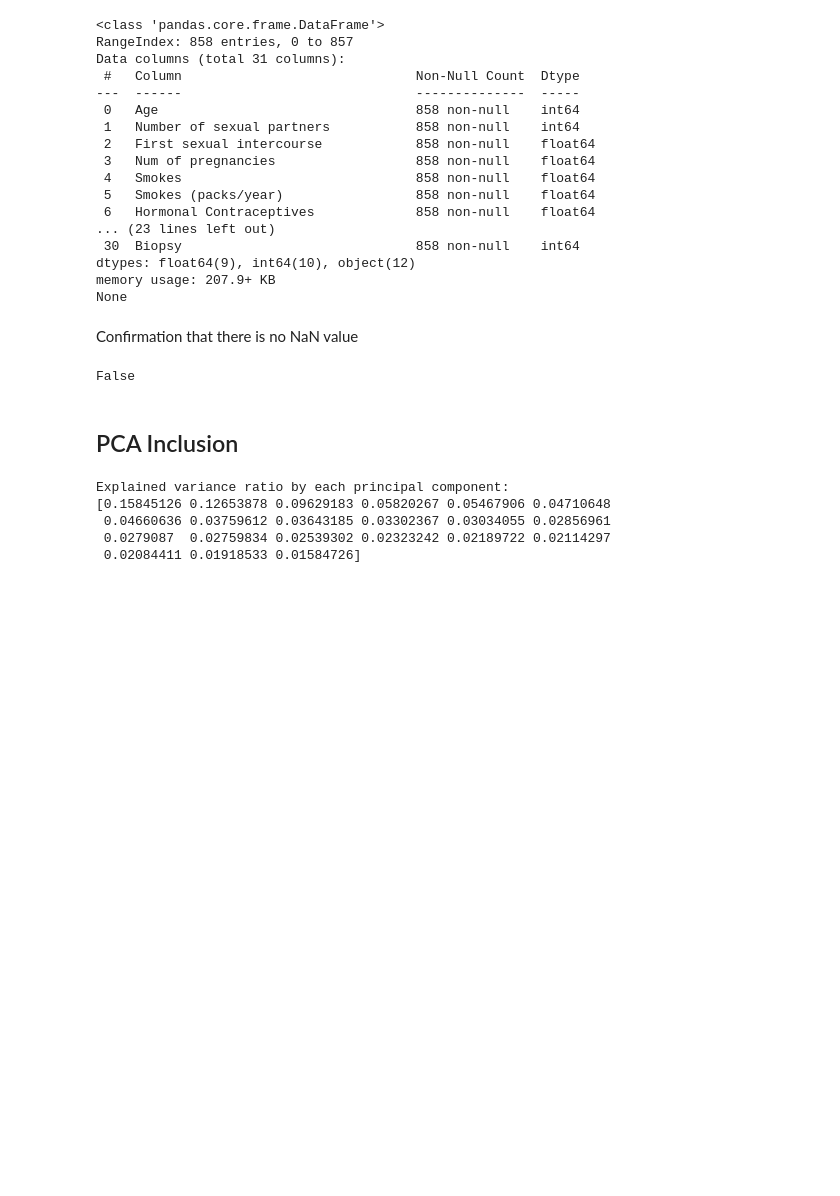
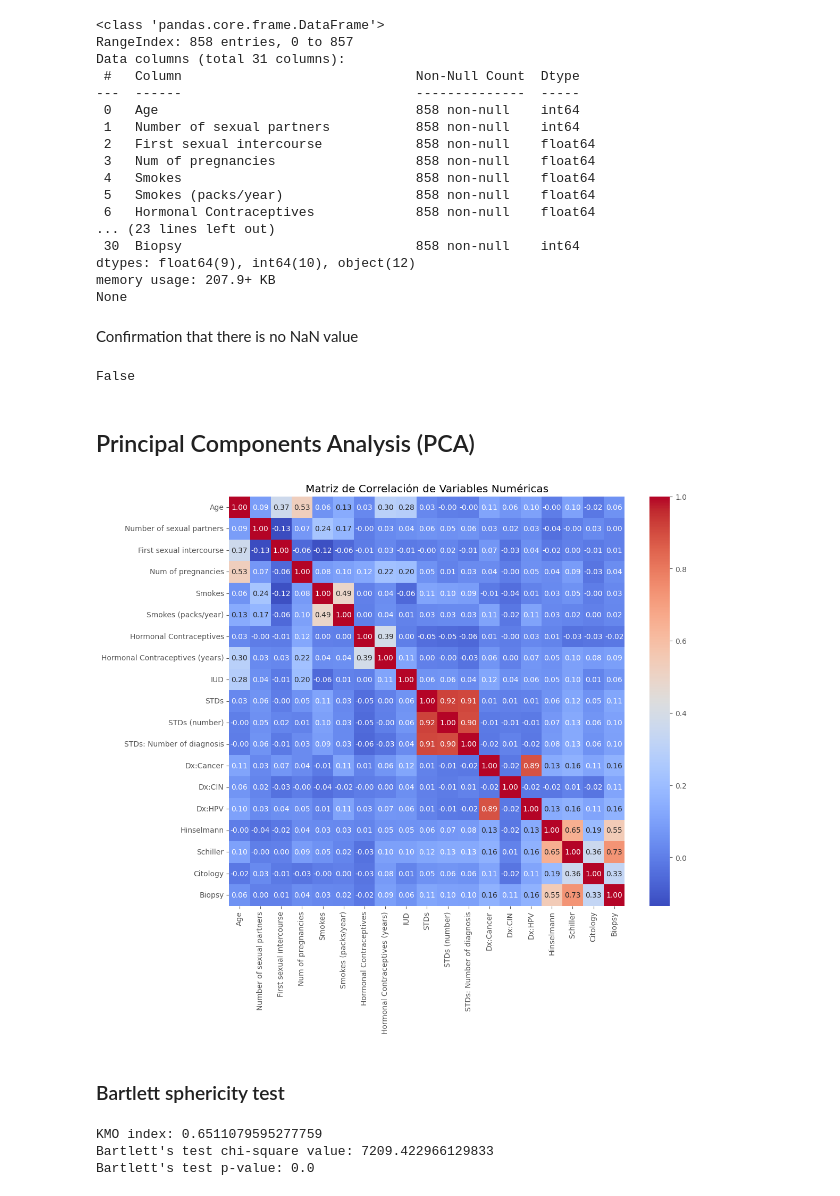
Before and after one commit to bl33h/cervicalCancerRiskFactors, a Jupyter notebook: src/cervicalCancerRiskFactors.ipynb, the cells around one changed output. Saved outputs shown, nothing was run; the diff lists cells and outputs as text; code cells hidden in the pictures; blank space fills up the shorter version.

Commit message:
finished PCA with Bartlett sphericity test

```diff
--- a/src/cervicalCancerRiskFactors.ipynb
+++ b/src/cervicalCancerRiskFactors.ipynb
@@ -366,7 +367,7 @@ categoricalCols = [
 
 for column in categoricalCols:
     modeVal = cleanedDf[column].mode()[0]
-    cleanedDf[column].fillna(modeVal, inplace=True)
+    cleanedDf[column] = cleanedDf[column].fillna(modeVal)
 
 # for discrete quantitative variables, we will replace NaNs with the median
 discreteCols = [
@@ -376,4 +377,4 @@ discreteCols = [
 
 for column in discreteCols:
     medianValue = cleanedDf[column].median()
-    cleanedDf[column].fillna(medianValue, inplace=True)
+    cleanedDf[column] = cleanedDf[column].fillna(medianValue)
@@ -423,4 +406,4 @@ print(anyNans)
 # %% [output]
 False
 # %% [markdown]
-## PCA Inclusion
+## Principal Components Analysis (PCA)
@@ -441,12 +410,34 @@ principal_df = pd.DataFrame(principal_components)
-# %%
-# Display variance explained by each principal component
-explained_variance = pca.explained_variance_ratio_
-
-print("Explained variance ratio by each principal component:")
-print(explained_variance)
-# %% [output]
-Explained variance ratio by each principal component:
-[0.15845126 0.12653878 0.09629183 0.05820267 0.05467906 0.04710648
- 0.04660636 0.03759612 0.03643185 0.03302367 0.03034055 0.02856961
- 0.0279087  0.02759834 0.02539302 0.02323242 0.02189722 0.02114297
- 0.02084411 0.01918533 0.01584726]
+# %%
+numerical_cols = [
+    'Age', 'Number of sexual partners', 'First sexual intercourse', 'Num of pregnancies',
+    'Smokes', 'Smokes (packs/year)', 'Hormonal Contraceptives', 'Hormonal Contraceptives (years)',
+    'IUD', 'STDs', 'STDs (number)', 'STDs: Number of diagnosis', 'Dx:Cancer', 'Dx:CIN',
+    'Dx:HPV', 'Hinselmann', 'Schiller', 'Citology', 'Biopsy'
+]
+
+numerical_data = cleanedDf[numerical_cols]
+
+# Calcular la matriz de correlación
+correlation_matrix = numerical_data.corr()
+
+# Visualización de la matriz de correlación
+plt.figure(figsize=(12, 10))
+sns.heatmap(correlation_matrix, annot=True, fmt=".2f", cmap='coolwarm')
+plt.title('Matriz de Correlación de Variables Numéricas')
+plt.show()
+# %% [output]
+[figure, added]
+# %% [markdown]
+### Bartlett sphericity test
+# %%
+kmo_all, kmo_model = calculate_kmo(numerical_data)
+
+chi_square_value, p_value = calculate_bartlett_sphericity(numerical_data)
+
+print("KMO index:", kmo_model)
+print("Bartlett's test chi-square value:", chi_square_value)
+print("Bartlett's test p-value:", p_value)
+# %% [output]
+KMO index: 0.6511079595277759
+Bartlett's test chi-square value: 7209.422966129833
+Bartlett's test p-value: 0.0
```
Also changed, not shown: parts of 7 cells of this notebook.
